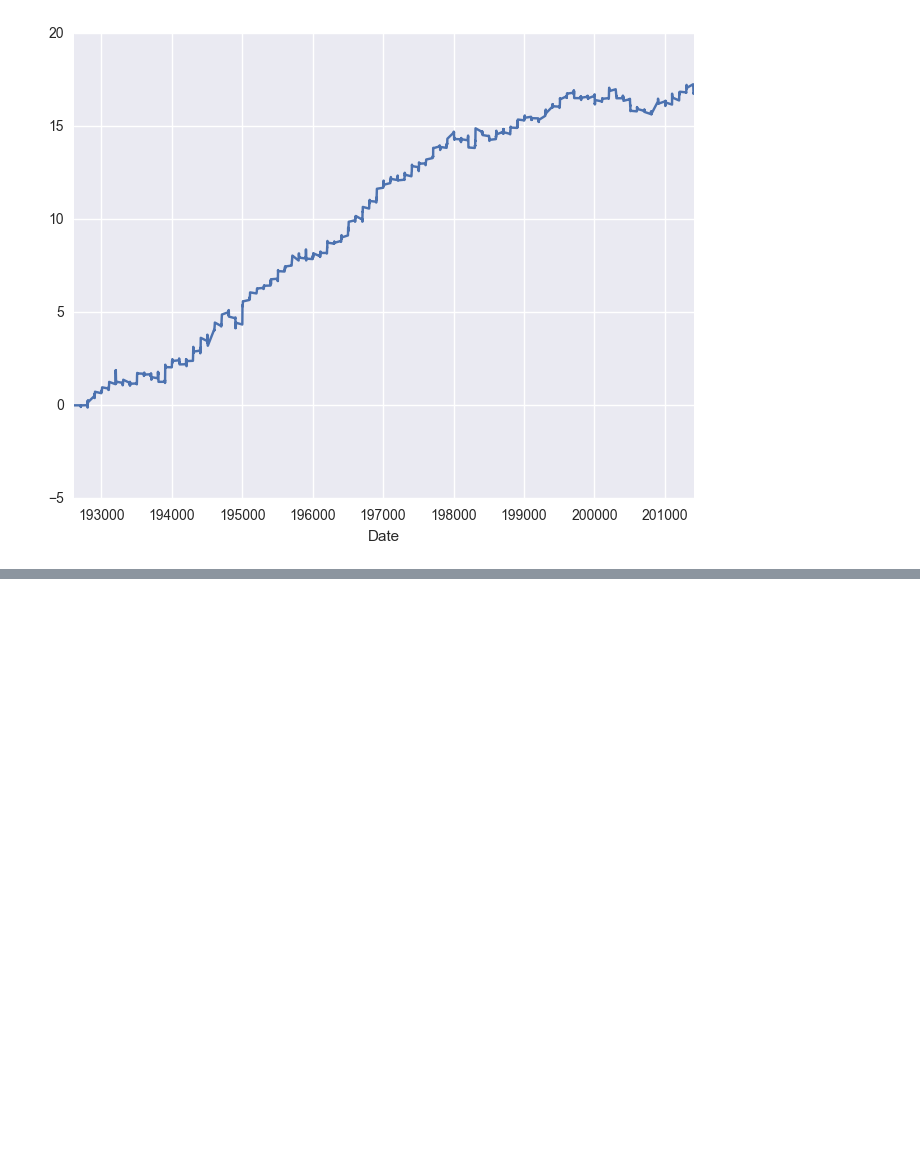
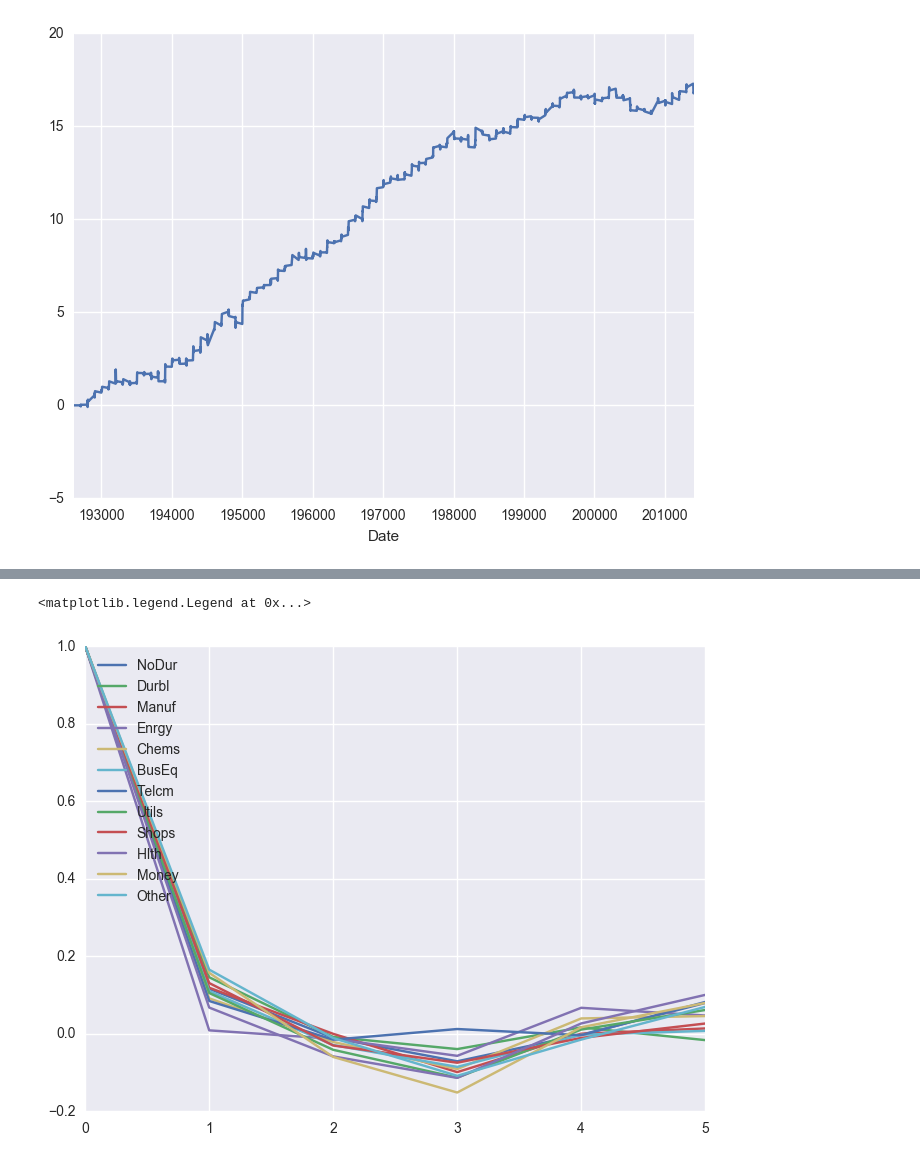
Before and after one commit to cissyc/python-momentum-backtest, a Jupyter notebook: momentum_backtest.ipynb, the cells around one changed output, grey strips where cells are left out. Cells and saved outputs as stored; diff of their text form; code cells hidden in the pictures; blank space fills up the shorter version.

```diff
--- a/momentum_backtest.ipynb
+++ b/momentum_backtest.ipynb
@@ -128,0 +146,13 @@ for m in months_lookback:
+# %%
+# - actually, are the individual industry returns correlated with themselves?
+
+plt.figure(figsize=(8,6))
+for industry in df_returns.columns:
+    plt.plot(acf(df_returns[industry], nlags=5), label=industry)
+
+plt.legend(loc="upper left")
+
+# - I guess not
+# %% [output]
+<matplotlib.legend.Legend at 0x...>
+[figure, added]
```
Also changed, not shown: parts of 14 cells of this notebook.
